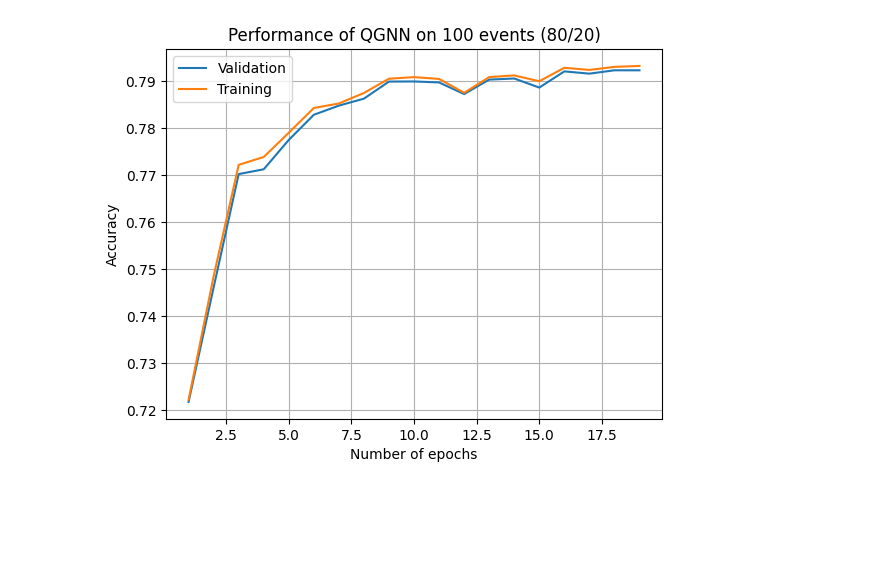
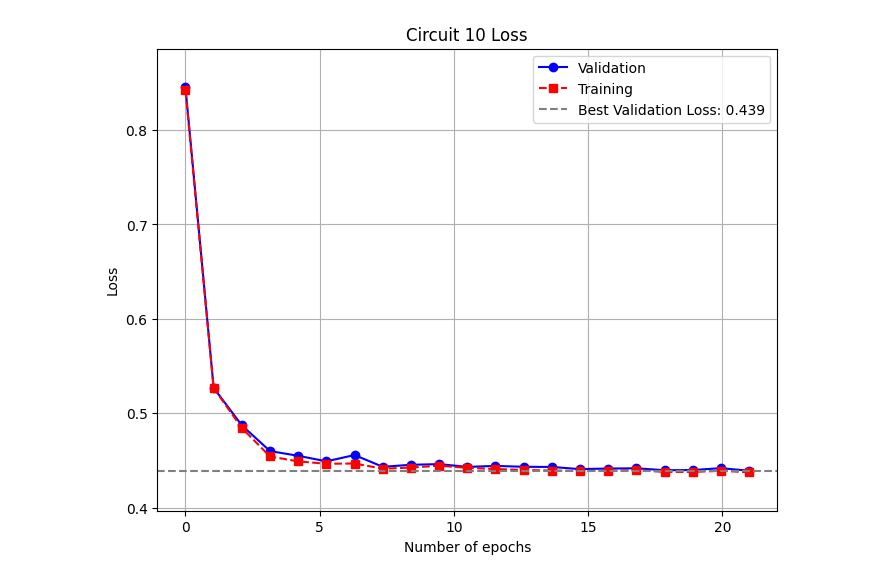
Before and after one commit to boboboon/qtrkx-gnn-tracking, a Jupyter notebook: notebooks/classical_plotter.ipynb, the cells around one changed output. Cells and saved outputs as stored; diff of their text form; code cells hidden in the pictures; blank space fills up the shorter version.

```diff
--- a/notebooks/classical_plotter.ipynb
+++ b/notebooks/classical_plotter.ipynb
@@ -2,6 +2,9 @@
 import pandas as pd
 import numpy as np
 import matplotlib.pyplot as plt
+plt.style.use('default')
+plt.rcParams['font.family'] = 'Roboto'
+plt.rcParams['font.size'] = 10
 
 import sys
 import os
@@ -18,7 +21,7 @@ sys.path.insert(1, '/Users/lucascurtin/Desktop/QGNN Repos/qtrkx-gnn-tracking/too
 from tools import *
 
 sys.path.insert(2, '/Users/lucascurtin/Desktop/QGNN Repos/qtrkx-gnn-tracking')
-from test_local import *
+
 import configs
 from sklearn import metrics
 from sklearn.metrics import roc_curve
@@ -93,12 +34,41 @@ plt.show()
-# %%
-plt.plot(epochs, validation_accuracy[1:],label='Validation')
-plt.plot(epochs, training_accuracy[1:],label='Training')
-plt.grid()
-plt.xlabel("Number of epochs")
-
-plt.ylabel("Accuracy")
-plt.title("Performance of QGNN on 100 events (80/20)")
-plt.legend(loc='best')
-plt.show()
-# %% [output]
-[figure, removed]
+# %%
+validation_path=r'/Users/lucascurtin/Desktop/SSH_LOGS/run 10-1/log_validation.csv'
+validation_data = pd.read_csv(validation_path)
+validation_loss=np.array(validation_data['loss'])
+validation_accuracy=np.array(validation_data['accuracy'])
+
+training_path=r'/Users/lucascurtin/Desktop/SSH_LOGS/run 10-1/log_training.csv'
+training_data = pd.read_csv(training_path)
+training_loss=np.array(training_data['loss'])
+training_accuracy=np.array(training_data['accuracy'])
+
+accuracy_3,precision_3,recall_3,f1_3=np.array(validation_data['accuracy_3']).astype(float),np.array(validation_data['precision_3']).astype(float), np.array(validation_data['recall_3']).astype(float),np.array(validation_data['f1_3']).astype(float)
+
+accuracy_5,precision_5,recall_5,f1_5=np.array(validation_data['accuracy_5']).astype(float),np.array(validation_data['precision_5']).astype(float), np.array(validation_data['recall_5']).astype(float),np.array(validation_data['f1_5']).astype(float)
+
+accuracy_7,precision_7,recall_7,f1_7=np.array(validation_data['accuracy_7']).astype(float),np.array(validation_data['precision_7']).astype(float),np.array(validation_data['recall_7']).astype(float),np.array(validation_data['f1_7']).astype(float)
+# %%
+epochs = np.linspace(0, len(validation_loss), len(validation_loss))
+
+plt.figure(figsize=(8, 6))
+
+plt.plot(epochs, validation_loss, 'b-', label='Validation', marker='o')
+plt.plot(epochs, training_loss, 'r--', label='Training', marker='s')
+
+best_val_loss = min(validation_loss)
+plt.axhline(best_val_loss, color='gray', linestyle='--', label=f'Best Validation Loss: {best_val_loss:.3f}')
+
+plt.grid()
+plt.xlabel("Number of epochs")
+plt.ylabel("Loss")
+plt.title("Circuit 10 Loss")
+
+# Set the y-axis limits based on the minimum and maximum of the data
+ymin = min(min(validation_loss), min(training_loss))
+ymax = max(max(validation_loss), max(training_loss))
+yrange = ymax - ymin
+plt.ylim(ymin - 0.1*yrange, ymax + 0.1*yrange)
+plt.legend(loc='best')
+plt.show()
+# %% [output]
+[figure, added]
```
Also changed, not shown: parts of 23 cells of this notebook, 2 other files.
